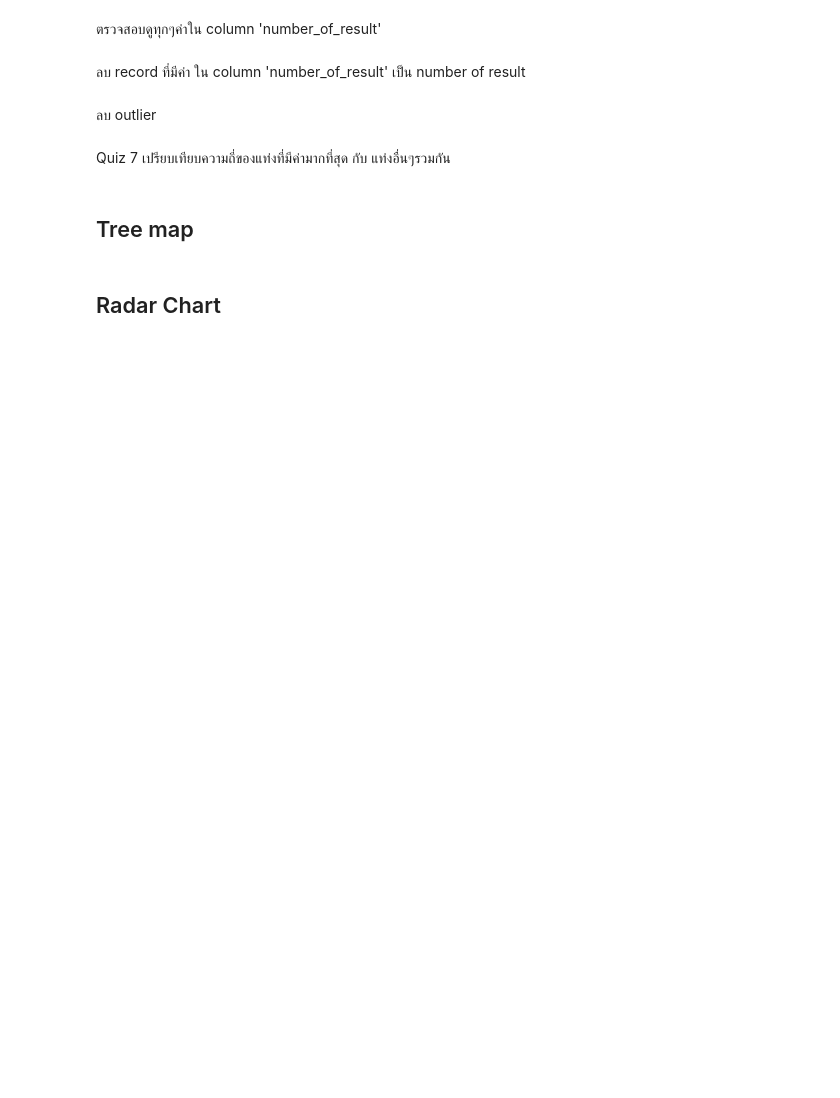
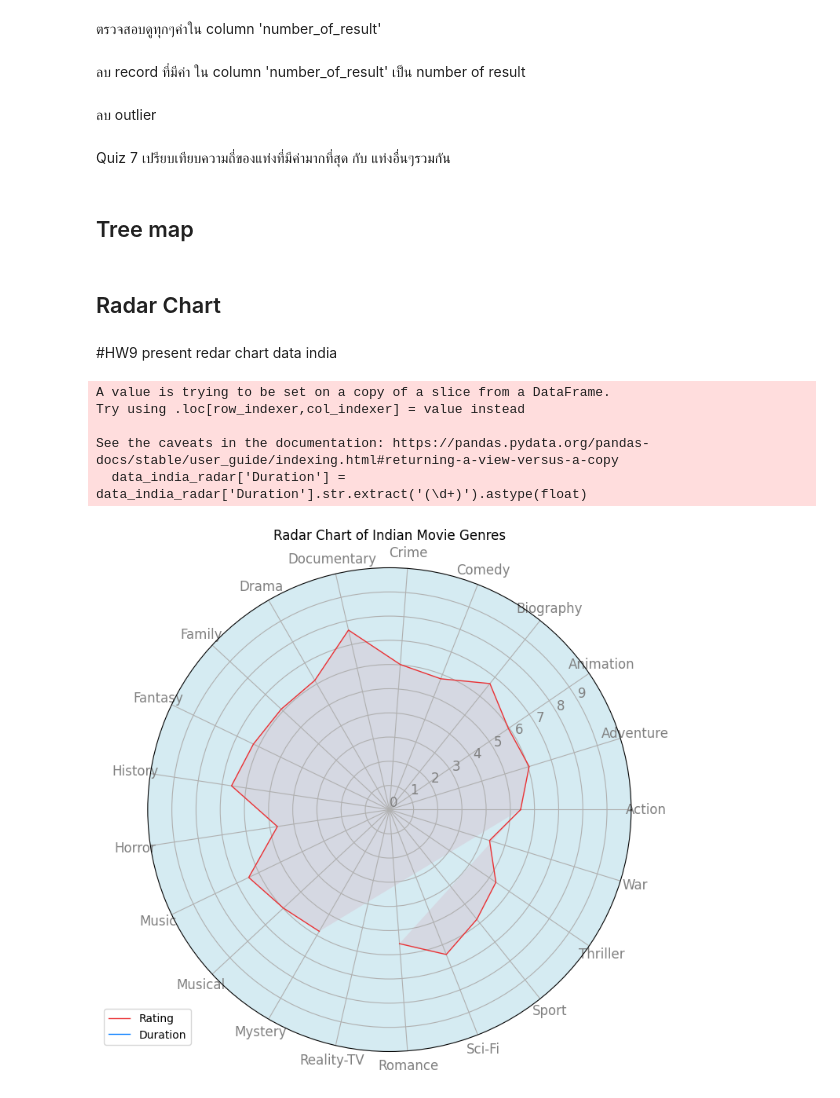
Before and after one commit to BxMild/Data-warehouse-2024, a Jupyter notebook: Visualize_Data_Comparison_2024.ipynb, the cells around one changed output. Drawn from its saved outputs; the diff is of its cells as text; code cells hidden in the pictures; blank space fills up the shorter version.

Commit message:
Visualize_Data_Comparison_2024

```diff
--- a/Visualize_Data_Comparison_2024.ipynb
+++ b/Visualize_Data_Comparison_2024.ipynb
@@ -681,3 +681,58 @@ ax.plot(angles, val_c2, linewidth=1,
 ax.fill(angles, val_c2, 'lightpink', alpha=0.4)
 
 plt.legend(loc='upper right', bbox_to_anchor=(0.1, 0.1))
+# %% [markdown]
+#HW9 present redar chart data india
+# %%
+# prompt: redar chart data india movie
+import matplotlib.pyplot as plt
+import math # import the math module
+import numpy as np
+import pandas as pd
+
+# Select the relevant columns for the radar chart
+data_india_radar = data_india[['Rating', 'Duration', 'Genre1']]
+
+#Remove units and convert 'Duration' column to numeric
+data_india_radar['Duration'] = data_india_radar['Duration'].str.extract('(\d+)').astype(float)
+
+# Group the data by genre and calculate the average rating and duration
+genre_stats = data_india_radar.groupby('Genre1').agg({'Rating': 'mean', 'Duration': 'mean'}).reset_index()
+
+# Prepare data for the radar chart
+categories = list(genre_stats['Genre1'])
+values_rating = genre_stats['Rating'].values.flatten().tolist()
+values_duration = genre_stats['Duration'].values.flatten().tolist()
+
+# Create the radar chart
+angles = [n / float(len(categories)) * 2 * math.pi for n in range(len(categories))] # reference pi from the math module
+angles += angles[:1]
+
+fig, ax = plt.subplots(nrows=1, ncols=1, figsize=(8, 8),
+                       subplot_kw=dict(polar=True))
+
+plt.xticks(angles[:-1], categories, color='grey', size=12)
+plt.yticks(np.arange(0, 10, 1), [str(i) for i in range(0, 10, 1)],
+           color='grey', size=12)
+
+plt.ylim(0, 10)
+ax.set_rlabel_position(30)
+
+# Plot rating
+ax.plot(angles, values_rating + [values_rating[0]], linewidth=1, linestyle='solid', color='#ea3033', label='Rating')
+ax.fill(angles, values_rating + [values_rating[0]], 'lightpink', alpha=0.5)
+
+# Plot duration
+ax.plot(angles, values_duration + [values_duration[0]], linewidth=1, linestyle='solid', color='#007bff', label='Duration')
+ax.fill(angles, values_duration + [values_duration[0]], 'lightblue', alpha=0.5)
+
+plt.legend(loc='upper right', bbox_to_anchor=(0.1, 0.1))
+plt.title('Radar Chart of Indian Movie Genres')
+plt.show()
+# %% [output]
+A value is trying to be set on a copy of a slice from a DataFrame.
+Try using .loc[row_indexer,col_indexer] = value instead
+
+See the caveats in the documentation: https://pandas.pydata.org/pandas-docs/stable/user_guide/indexing.html#returning-a-view-versus-a-copy
+  data_india_radar['Duration'] = data_india_radar['Duration'].str.extract('(\d+)').astype(float)
+[figure, added]
```
